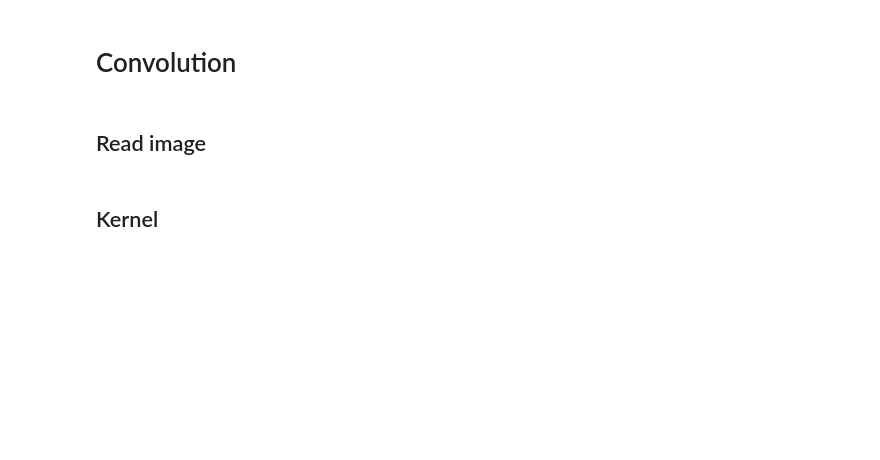
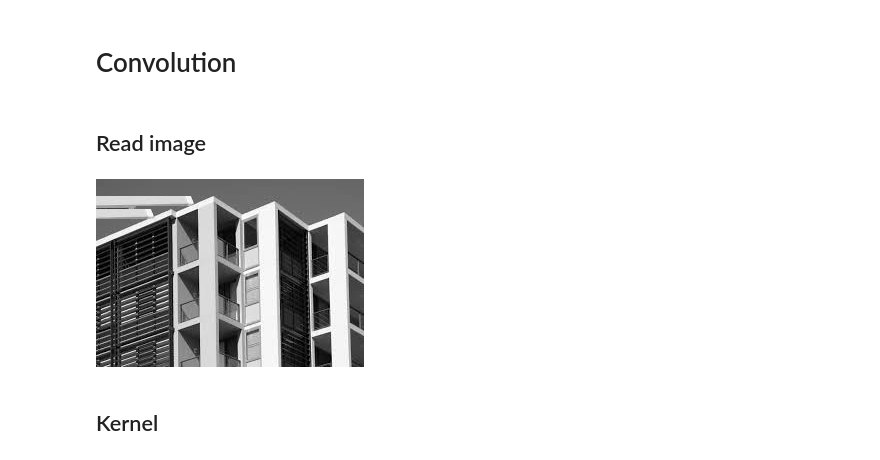
Before and after one commit to vorasit/deep_learning, a Jupyter notebook: lesson_code/ch14 Convolution pooling.ipynb, the cells around one changed output. Drawn from its saved outputs; the diff is of its cells as text; code cells hidden in the pictures; blank space fills up the shorter version.

Commit message:
cnn input image feature maps

```diff
--- a/lesson_code/ch14 Convolution pooling.ipynb
+++ b/lesson_code/ch14 Convolution pooling.ipynb
@@ -61,12 +98,14 @@ image
 # %%
 # Conda
 import numpy as np
 from PIL import Image, ImageOps
 
 imgfile = 'data/building1.jpg'     #  input image
 
-image = Image.open(imgfile)#.convert('L')  # convert to grayscale
+image = Image.open(imgfile).convert('L')  # convert to grayscale
 image
+# %% [output]
+[figure, added]
 # %% [markdown]
 ## Kernel
 # %%
```
Also changed, not shown: parts of 25 cells of this notebook, 38 other files.
